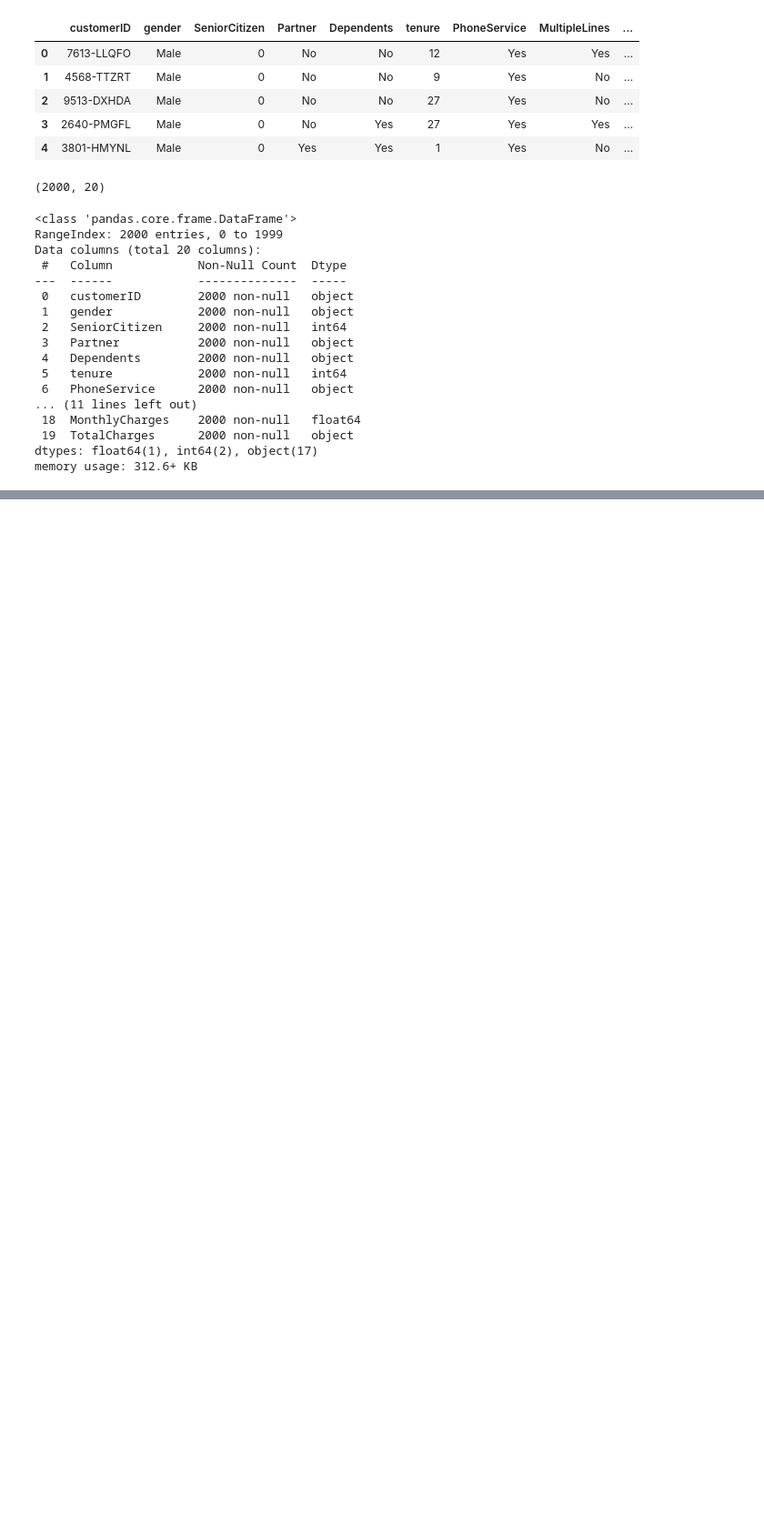
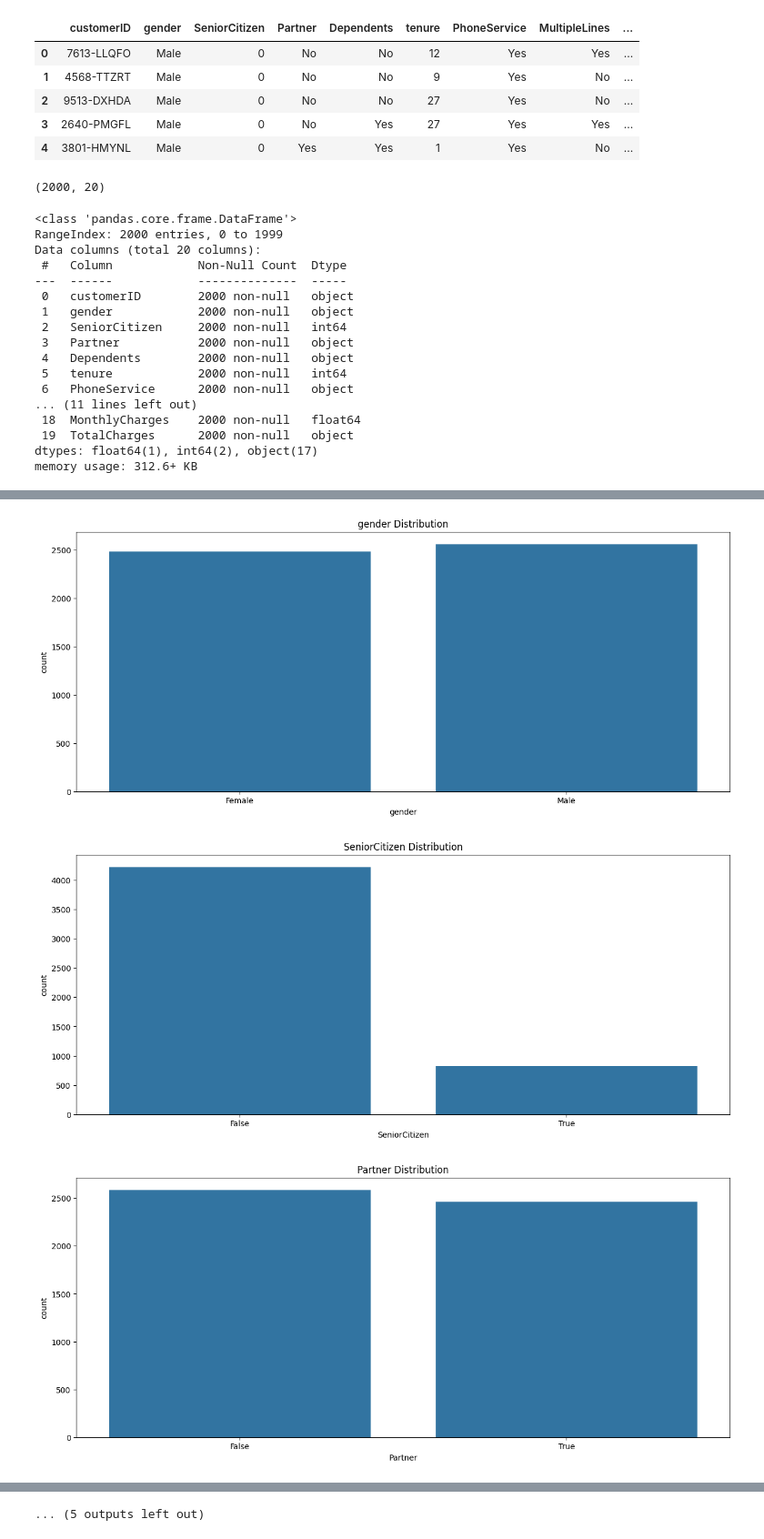
Before and after one commit to Marlon-were/telecommunication-company, a Jupyter notebook: india.ipynb, the cells around one changed output, grey strips where cells are left out. Shown at 91% size. Drawn from its saved outputs; the diff is of its cells as text; code cells hidden in the pictures; blank space fills up the shorter version.

```diff
--- a/india.ipynb
+++ b/india.ipynb
@@ -769,0 +961,25 @@ data3 = convert_to_boolean(data3, columns_to_convert)
+# %%
+# conduct univariate analysis of the categorical columns
+
+# create a countplot for all categorical columns in the dataset
+
+def countplot_analysis(dataframe, categorical_columns):
+    """
+    Conducts countplot analysis of categorical columns in a dataframe.
+
+    Args:
+        dataframe (pd.DataFrame): The dataframe to analyze.
+        categorical_columns (list): List of categorical column names to analyze.
+    """
+    for column in categorical_columns:
+        plt.figure(figsize=(15, 6))
+        sns.countplot(data=dataframe, x=column)
+        plt.title(f'{column} Distribution')
+        plt.show()
+
+# Usage
+countplot_analysis(data_combined, categorical_columns)
+# %% [output]
+[figure, added]
+[figure, added]
+[figure, added]
@@ -769,0 +995 @@ data3 = convert_to_boolean(data3, columns_to_convert)
+... (5 outputs left out)
```
Also changed, not shown: parts of 30 cells of this notebook, 1 other file.
